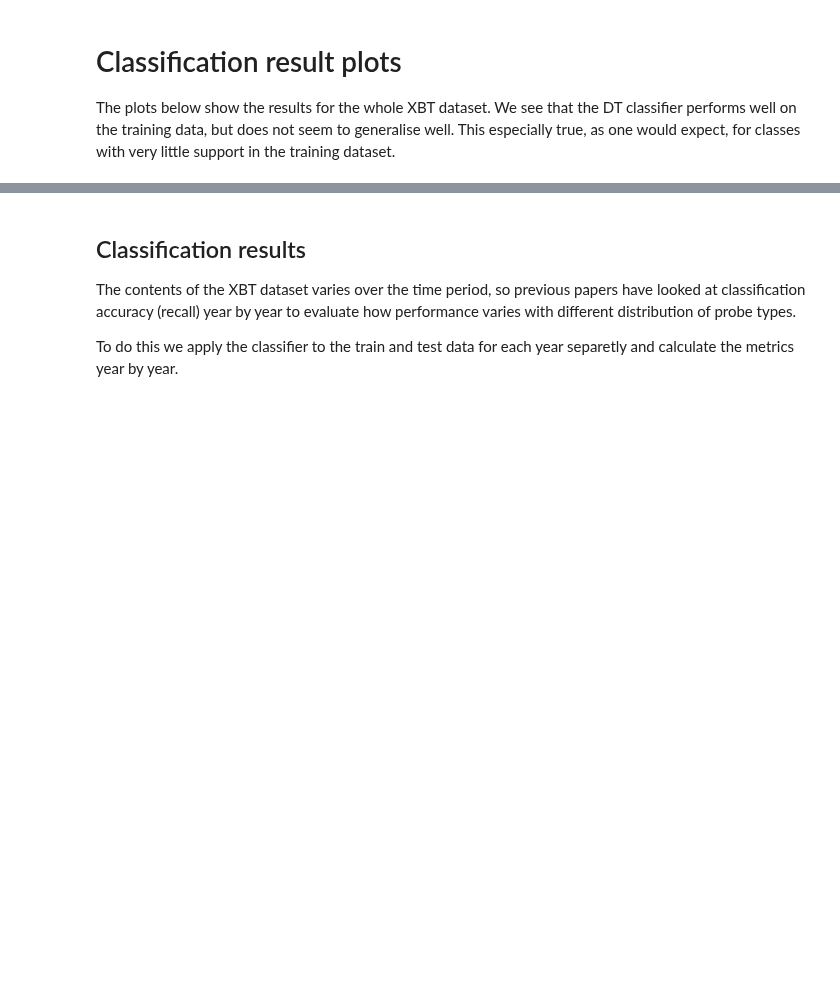
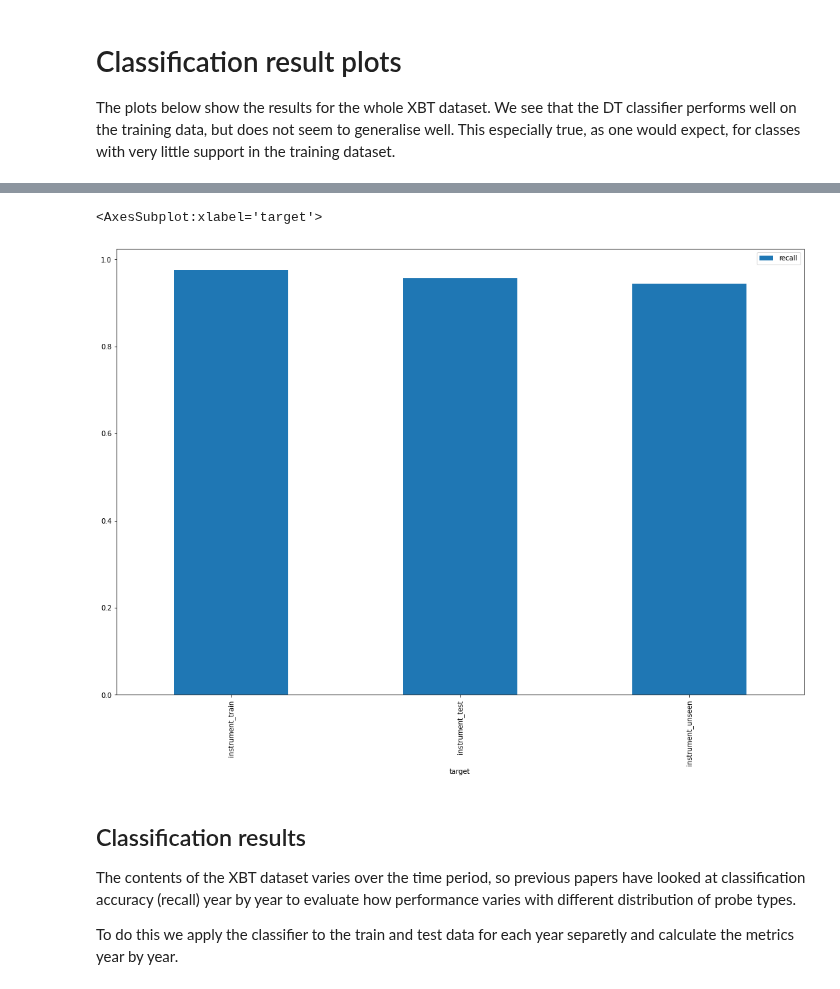
Before and after one commit to MetOffice/XBTs_classification, a Jupyter notebook: notebooks/imeta_ml_tree_countryAndLatLon.ipynb, the cells around one changed output, grey strips where cells are left out. Cells and saved outputs as stored; diff of their text form; code cells hidden in the pictures; blank space fills up the shorter version.

```diff
--- a/notebooks/imeta_ml_tree_countryAndLatLon.ipynb
+++ b/notebooks/imeta_ml_tree_countryAndLatLon.ipynb
@@ -181,6 +247,7 @@ df_metrics_per_class_instr = pandas.DataFrame.from_dict({k1:v1 for k1,v1 in metr
 # %%
 df_metrics_avg = pandas.DataFrame.from_dict({
     'target': ['instrument_train','instrument_test', 'instrument_unseen'],
+    'accuracy': [v1 for k1,v1 in metrics_avg_all.items() if 'accuracy' in k1],
     'precision': [v1 for k1,v1 in metrics_avg_all.items() if 'precision' in k1],
     'recall': [v1 for k1,v1 in metrics_avg_all.items() if 'recall' in k1],
     'f1': [v1 for k1,v1 in metrics_avg_all.items() if 'f1' in k1],
@@ -200,5 +279,8 @@ _ = df_metrics_per_class_instr.plot.bar(x='instrument',y=['support_instr_train',
 # %%
-df_metrics_avg.plot.bar(figsize=(18,12), x='target', y='recall')
+df_metrics_avg.plot.bar(figsize=(18,12), x='target', y=['recall'])
+# %% [output]
+<AxesSubplot:xlabel='target'>
+[figure, added]
 # %% [markdown]
 ## Classification results
 
```
Also changed, not shown: parts of 25 cells of this notebook, 1 other file.
